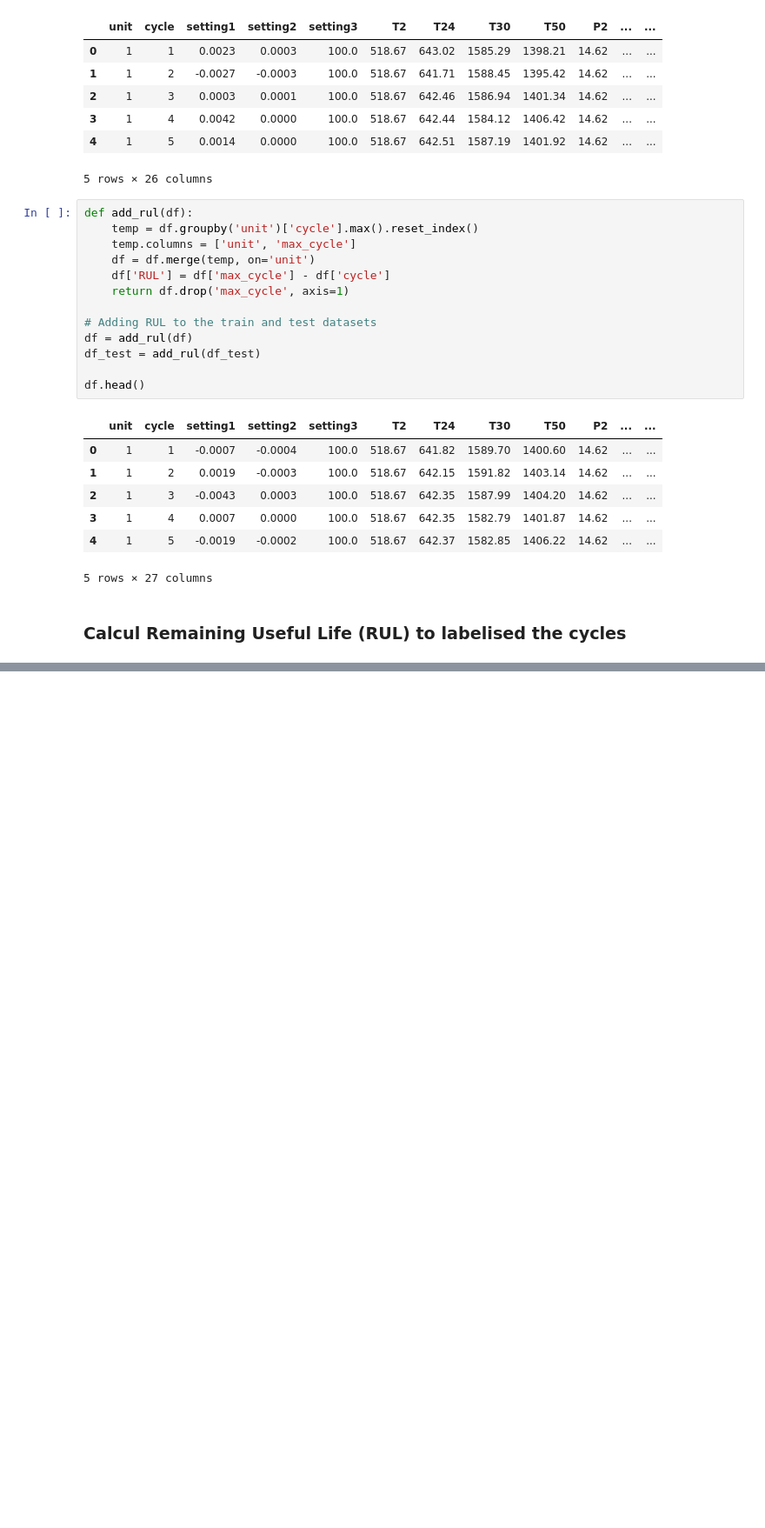
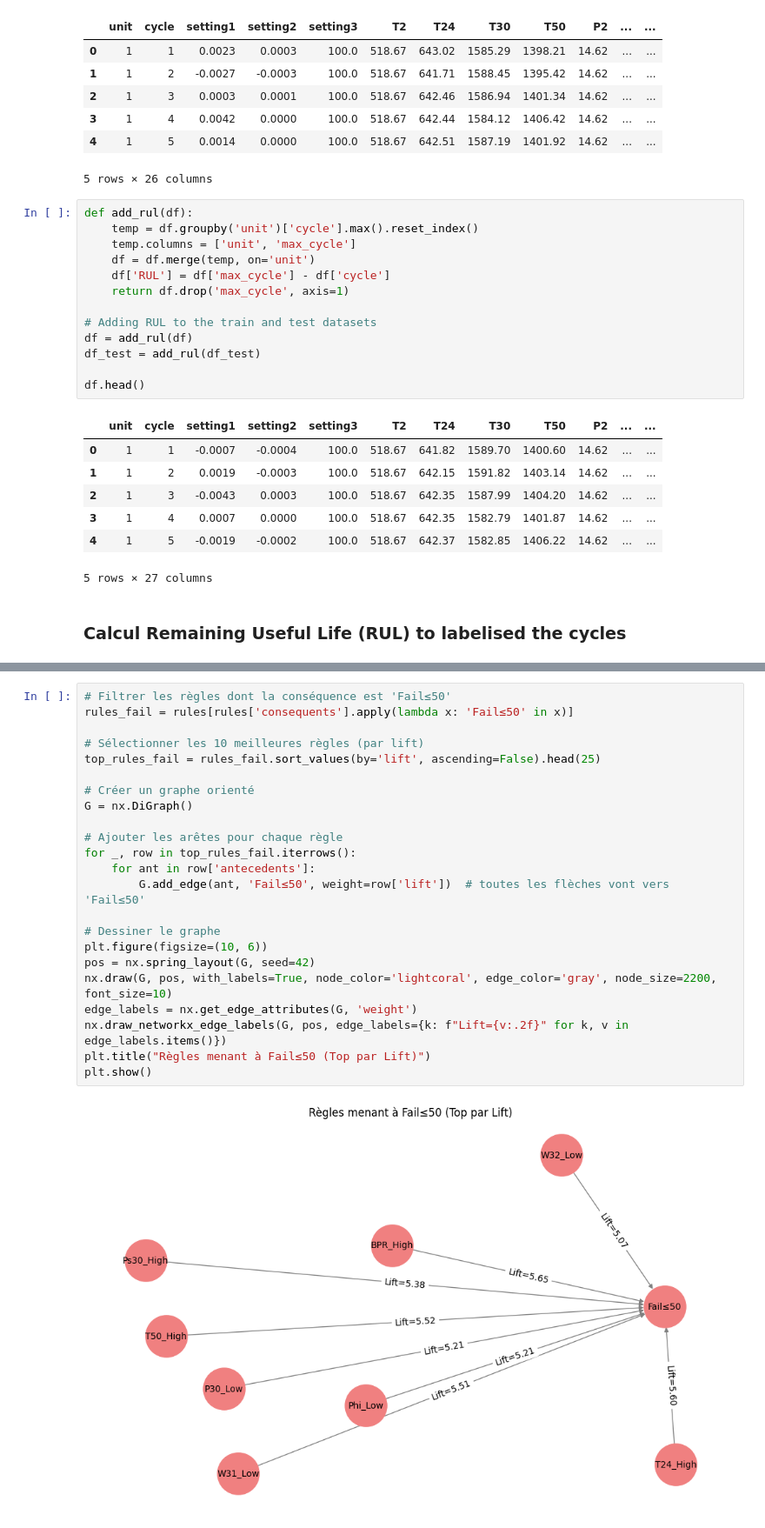
Before and after one commit to Samuel-Chapuis/Naive_Association_mining_on_Turbofan_Degradation, a Jupyter notebook: analysis.ipynb, the cells around one changed output, grey strips where cells are left out. Shown: that part at 87% size. Drawn from its saved outputs; the diff is of its cells as text; blank space fills up the shorter version.

```diff
--- a/analysis.ipynb
+++ b/analysis.ipynb
@@ -217,0 +286,25 @@ Cleaned shape: (100, 28)
+# %%
+# Filtrer les règles dont la conséquence est 'Fail≤50'
+rules_fail = rules[rules['consequents'].apply(lambda x: 'Fail≤50' in x)]
+
+# Sélectionner les 10 meilleures règles (par lift)
+top_rules_fail = rules_fail.sort_values(by='lift', ascending=False).head(25)
+
+# Créer un graphe orienté
+G = nx.DiGraph()
+
+# Ajouter les arêtes pour chaque règle
+for _, row in top_rules_fail.iterrows():
+    for ant in row['antecedents']:
+        G.add_edge(ant, 'Fail≤50', weight=row['lift'])  # toutes les flèches vont vers 'Fail≤50'
+
+# Dessiner le graphe
+plt.figure(figsize=(10, 6))
+pos = nx.spring_layout(G, seed=42)
+nx.draw(G, pos, with_labels=True, node_color='lightcoral', edge_color='gray', node_size=2200, font_size=10)
+edge_labels = nx.get_edge_attributes(G, 'weight')
+nx.draw_networkx_edge_labels(G, pos, edge_labels={k: f"Lift={v:.2f}" for k, v in edge_labels.items()})
+plt.title("Règles menant à Fail≤50 (Top par Lift)")
+plt.show()
+# %% [output]
+[figure, added]
```
Also changed, not shown: parts of 19 cells of this notebook, 1 other file.
